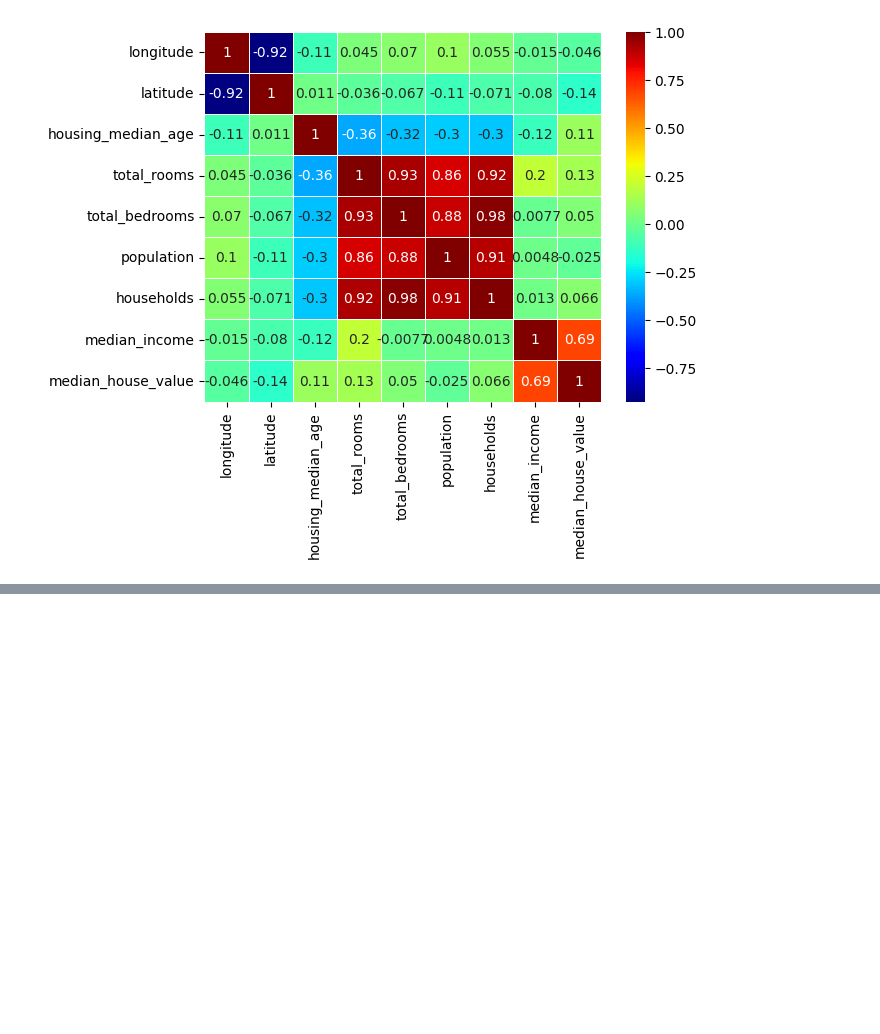
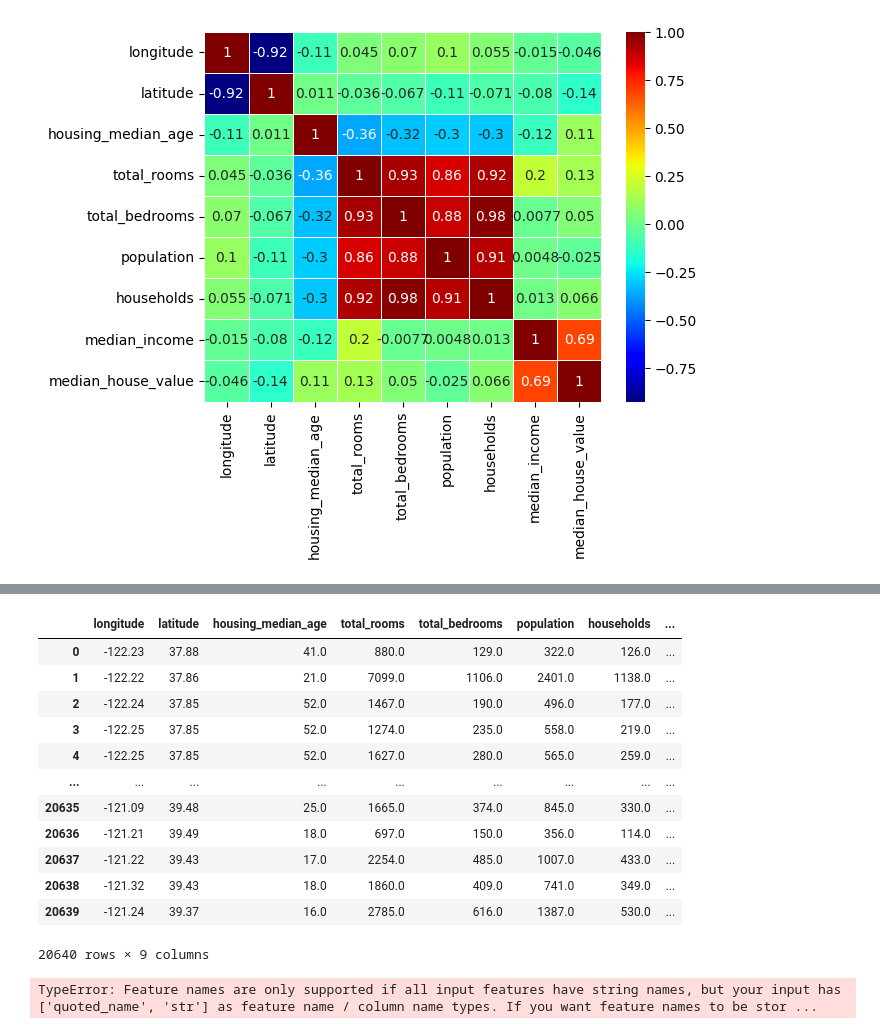
Before and after one commit to besod/House_price_prediction, a Jupyter notebook: Housing.ipynb, the cells around one changed output, grey strips where cells are left out. Saved outputs shown, nothing was run; the diff lists cells and outputs as text; code cells hidden in the pictures; blank space fills up the shorter version.

Commit message:
TRANSFORMERS

```diff
--- a/Housing.ipynb
+++ b/Housing.ipynb
@@ -242,0 +290,14 @@ df.plot(kind='scatter', x='median_income', y='median_house_value')
+# %%
+# Fill the missing values with median value of the column
+# Median imputation is preferred when the distribution is skewed, as the median is less sensitive to outliers than the mean.
+# SimpleImputer takes two argument such as missing_values and strategy.
+from sklearn.impute import SimpleImputer
+# list the unique values and their counts in a column with strings
+ocean_proximity_counts = df['ocean_proximity'].value_counts()
+print(ocean_proximity_counts)
+imputer = SimpleImputer(strategy='median')
+
+# df_1 is without ocean proximity column
+imputer.fit(df_1)
+# Create a DataFrame from the transformed data
+X = imputer.transform(df_1)
@@ -242,0 +325,59 @@ df.plot(kind='scatter', x='median_income', y='median_house_value')
+# %%
+#
+transformed_df_1= pd.DataFrame(X, columns=df_1.columns)
+transformed_df_1
+# %% [output]
+|  | longitude | latitude | housing_median_age | total_rooms | total_bedrooms | population | households | ... |
+| 0 | -122.23 | 37.88 | 41.0 | 880.0 | 129.0 | 322.0 | 126.0 | ... |
+| 1 | -122.22 | 37.86 | 21.0 | 7099.0 | 1106.0 | 2401.0 | 1138.0 | ... |
+| 2 | -122.24 | 37.85 | 52.0 | 1467.0 | 190.0 | 496.0 | 177.0 | ... |
+| 3 | -122.25 | 37.85 | 52.0 | 1274.0 | 235.0 | 558.0 | 219.0 | ... |
+| 4 | -122.25 | 37.85 | 52.0 | 1627.0 | 280.0 | 565.0 | 259.0 | ... |
+| ... | ... | ... | ... | ... | ... | ... | ... | ... |
+| 20635 | -121.09 | 39.48 | 25.0 | 1665.0 | 374.0 | 845.0 | 330.0 | ... |
+| 20636 | -121.21 | 39.49 | 18.0 | 697.0 | 150.0 | 356.0 | 114.0 | ... |
+| 20637 | -121.22 | 39.43 | 17.0 | 2254.0 | 485.0 | 1007.0 | 433.0 | ... |
+| 20638 | -121.32 | 39.43 | 18.0 | 1860.0 | 409.0 | 741.0 | 349.0 | ... |
+| 20639 | -121.24 | 39.37 | 16.0 | 2785.0 | 616.0 | 1387.0 | 530.0 | ... |
+20640 rows × 9 columns
+# %%
+from sklearn.compose import ColumnTransformer
+from sklearn.pipeline import Pipeline
+from sklearn.preprocessing import StandardScaler, OneHotEncoder
+from sklearn.base import BaseEstimator, TransformerMixin
+
+# define a custom transformer to handle the numerical and non-numerical columns
+class DataFrameSelector(BaseEstimator, TransformerMixin):
+    def __init__(self, attribute_names):
+        self.attribute_names = attribute_names
+    def fit(self, X, y=None):
+        return self
+    def transform(self, X):
+        return X[self.attribute_names].values
+
+# List of numerical and non-numerical column names
+numerical_cols = list(df_1)
+categorical_cols = ['ocean_proximity']
+
+# Create a pipeline for numerical columns
+numerical_pipeline = Pipeline([
+    ('selector', DataFrameSelector(numerical_cols)),  # Select numerical columns
+    ('scaler', StandardScaler())  # Standardize numerical data
+])
+
+# Create a pipeline for categorical columns
+categorical_pipeline = Pipeline([
+    ('selector', DataFrameSelector(categorical_cols)),  # Select categorical column
+    ('encoder', OneHotEncoder(sparse=False))  # One-hot encode categorical data
+])
+
+# Combine the pipelines using ColumnTransformer
+full_pipeline = ColumnTransformer([
+    ('num', numerical_pipeline, numerical_cols),
+    ('cat', OneHotEncoder(), categorical_cols),
+])
+
+# Fit and transform your data using the full pipeline
+transformed_data = full_pipeline.fit_transform(df)
+# %% [output]
+TypeError: Feature names are only supported if all input features have string names, but your input has ['quoted_name', 'str'] as feature name / column name types. If you want feature names to be stor ...
```
Also changed, not shown: parts of 6 cells of this notebook, 1 other file.
